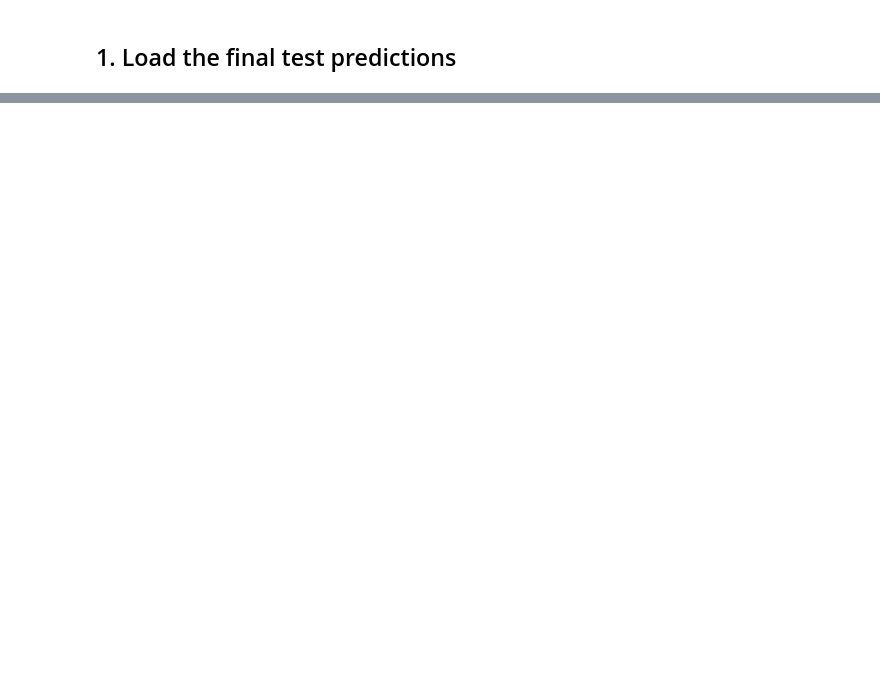
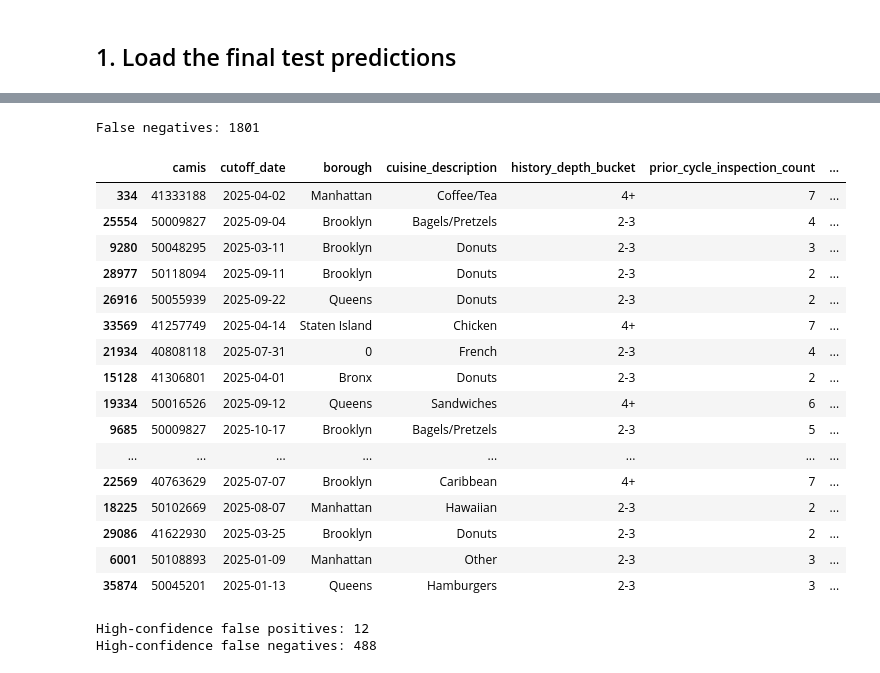
Before and after one commit to souro26/restaurant-inspection-prioritization, a Jupyter notebook: notebooks/04_error_analysis_and_policy_evaluation.ipynb, the cells around one changed output, grey strips where cells are left out. Saved outputs shown, nothing was run; the diff lists cells and outputs as text; code cells hidden in the pictures; blank space fills up the shorter version.

```diff
--- a/notebooks/04_error_analysis_and_policy_evaluation.ipynb
+++ b/notebooks/04_error_analysis_and_policy_evaluation.ipynb
@@ -72,0 +307,71 @@ ModuleNotFoundError: No module named 'restaurant_risk.modeling.dataset'
+# %%
+false_negatives = (
+    error_df[error_df["error_type"] == "False Negative"]
+    .sort_values("calibrated_probability", ascending=True)
+)
+
+print("False negatives:", len(false_negatives))
+
+display(
+    false_negatives[
+        [
+            "camis",
+            "cutoff_date",
+            "borough",
+            "cuisine_description",
+            "history_depth_bucket",
+            "prior_cycle_inspection_count",
+            "prior_critical_inspection_rate",
+            "prior_high_severity_inspection_rate",
+            "calibrated_probability",
+        ]
+    ].head(20)
+)
+# %% [output]
+False negatives: 1801
+|  | camis | cutoff_date | borough | cuisine_description | history_depth_bucket | prior_cycle_inspection_count | ... |
+| 334 | 41333188 | 2025-04-02 | Manhattan | Coffee/Tea | 4+ | 7 | ... |
+| 25554 | 50009827 | 2025-09-04 | Brooklyn | Bagels/Pretzels | 2-3 | 4 | ... |
+| 9280 | 50048295 | 2025-03-11 | Brooklyn | Donuts | 2-3 | 3 | ... |
+| 28977 | 50118094 | 2025-09-11 | Brooklyn | Donuts | 2-3 | 2 | ... |
+| 26916 | 50055939 | 2025-09-22 | Queens | Donuts | 2-3 | 2 | ... |
+| 33569 | 41257749 | 2025-04-14 | Staten Island | Chicken | 4+ | 7 | ... |
+| 21934 | 40808118 | 2025-07-31 | 0 | French | 2-3 | 4 | ... |
+| 15128 | 41306801 | 2025-04-01 | Bronx | Donuts | 2-3 | 2 | ... |
+| 19334 | 50016526 | 2025-09-12 | Queens | Sandwiches | 4+ | 6 | ... |
+| 9685 | 50009827 | 2025-10-17 | Brooklyn | Bagels/Pretzels | 2-3 | 5 | ... |
+| ... | ... | ... | ... | ... | ... | ... | ... |
+| 22569 | 40763629 | 2025-07-07 | Brooklyn | Caribbean | 4+ | 7 | ... |
+| 18225 | 50102669 | 2025-08-07 | Manhattan | Hawaiian | 2-3 | 2 | ... |
+| 29086 | 41622930 | 2025-03-25 | Brooklyn | Donuts | 2-3 | 2 | ... |
+| 6001 | 50108893 | 2025-01-09 | Manhattan | Other | 2-3 | 3 | ... |
+| 35874 | 50045201 | 2025-01-13 | Queens | Hamburgers | 2-3 | 3 | ... |
+# %%
+high_confidence_false_positives = error_df[
+    (error_df["calibrated_probability"] >= 0.80)
+    & (error_df["target_high_severity"] == 0)
+].sort_values(
+    "calibrated_probability",
+    ascending=False,
+)
+
+high_confidence_false_negatives = error_df[
+    (error_df["calibrated_probability"] <= 0.20)
+    & (error_df["target_high_severity"] == 1)
+].sort_values(
+    "calibrated_probability",
+    ascending=True,
+)
+
+print(
+    "High-confidence false positives:",
+    len(high_confidence_false_positives),
+)
+
+print(
+    "High-confidence false negatives:",
+    len(high_confidence_false_negatives),
+)
+# %% [output]
+High-confidence false positives: 12
+High-confidence false negatives: 488
```
Also changed, not shown: parts of 25 cells of this notebook.
